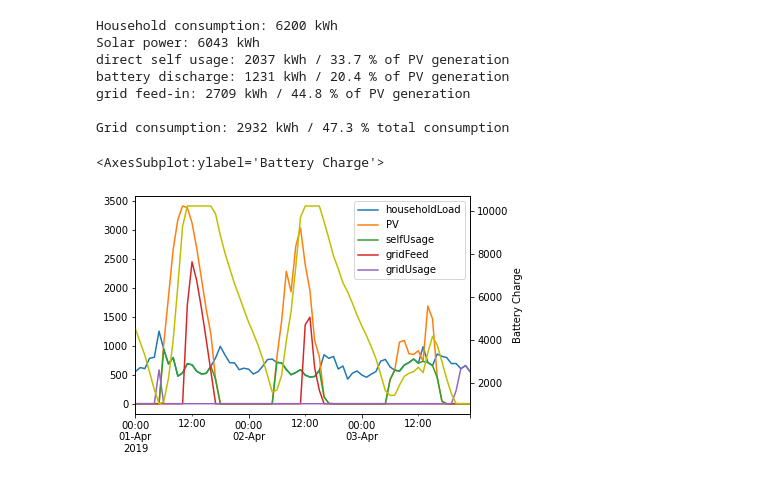
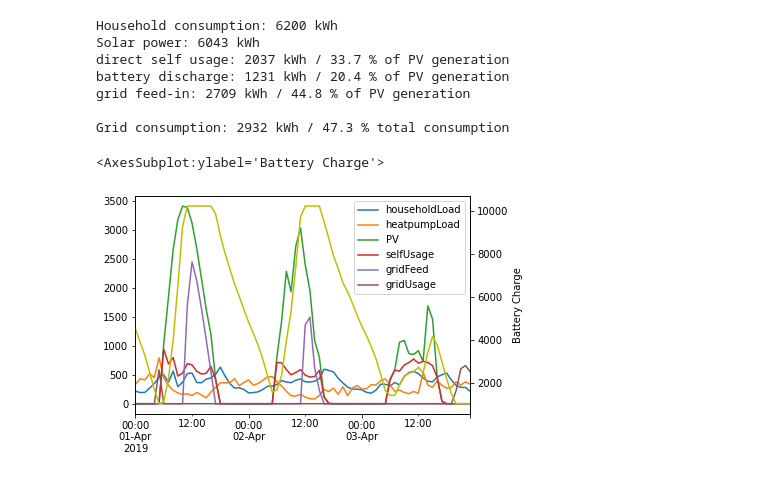
Before and after one commit to tongpu/solar-power-simulation, a Jupyter notebook: simulation-pvlib-PVGIS-hourly.ipynb, the cells around one changed output. Drawn from its saved outputs; the diff is of its cells as text; code cells hidden in the pictures.

Commit message:
Move the heatpump load to a dedicated column
This makes it easier to review the household and heatpump load separately
in the graphics

```diff
--- a/simulation-pvlib-PVGIS-hourly.ipynb
+++ b/simulation-pvlib-PVGIS-hourly.ipynb
@@ -53,15 +53,20 @@ shift = pvPowerCombined.index[0] - datetime.datetime(2019, 1, 1, tzinfo=pytz.utc
 pvPowerCombined = pvPowerCombined.shift(-int(shift.total_seconds()/60), freq='min')
 # %%
 hdf = pd.HDFStore('2019_data_spatial.hdf5', mode='r')
-# Rescale load to our usage defined above
-householdLoad = hdf.get('/NO_PV/60min/HOUSEHOLD')*yearlyConsumptionHousehold*1000/hdf.get('/NO_PV/60min/HOUSEHOLD').P_TOT.sum() + hdf.get('/NO_PV/60min/HEATPUMP')*yearlyConsumptionHeatpump*1000/hdf.get('/NO_PV/60min/HEATPUMP').P_TOT.sum()
+# Rescale loads to our usage defined above
+householdLoad = hdf.get('/NO_PV/60min/HOUSEHOLD')*yearlyConsumptionHousehold*1000/hdf.get('/NO_PV/60min/HOUSEHOLD').P_TOT.sum()
+heatpumpLoad = hdf.get('/NO_PV/60min/HEATPUMP')*yearlyConsumptionHeatpump*1000/hdf.get('/NO_PV/60min/HEATPUMP').P_TOT.sum()
 # Add UTC timezone to allow merging the dataframe with the PVGIS dataframe
 householdLoad.index = householdLoad.index.tz_localize('UTC')
+heatpumpLoad.index = heatpumpLoad.index.tz_localize('UTC')
+# Rename columns
+householdLoad.rename(columns={'P_TOT': 'householdLoad'}, inplace=True)
+heatpumpLoad.rename(columns={'P_TOT': 'heatpumpLoad'}, inplace=True)
 # %%
-combinedDataframe = pd.concat([pvPowerCombined, householdLoad], axis=1)
-combinedDataframe.rename(columns={'P_TOT': 'householdLoad', 'P': 'PV'}, inplace=True)
+combinedDataframe = pd.concat([pvPowerCombined, householdLoad, heatpumpLoad], axis=1)
+combinedDataframe.rename(columns={'P': 'PV'}, inplace=True)
 # %%
-outputDataframe = combinedDataframe[['householdLoad', 'PV']]
+outputDataframe = combinedDataframe[['householdLoad', 'heatpumpLoad', 'PV']]
 outputDataframe = outputDataframe.assign(selfUsage=0., batteryDischarge=0., gridFeed=0., gridUsage=0., batteryChargeLevel=0., )
 outputDataframe.head()
 # %% [output]
@@ -74,7 +79,7 @@ outputDataframe.head()
 # %%
 for time, row in combinedDataframe.iterrows():
     PV_power = row.PV
-    load = row.householdLoad
+    load = row.householdLoad + row.heatpumpLoad
     # Get battery charge from last row
     current_row_int_index = outputDataframe.index.get_loc(time)
     battery_charge = outputDataframe['batteryChargeLevel'].iloc[current_row_int_index - 1]
@@ -145,12 +150,12 @@ Grid consumption: 2932 kWh / 47.3 % total consumption
 # %%
 dateFrom = '2019-04-01'
 dateUntil = '2019-04-03'
-ax_power = outputDataframe[['householdLoad', 'PV', 'selfUsage', 'gridFeed', 'gridUsage']].loc[dateFrom:dateUntil].plot()
+ax_power = outputDataframe[['householdLoad', 'heatpumpLoad', 'PV', 'selfUsage', 'gridFeed', 'gridUsage']].loc[dateFrom:dateUntil].plot()
 
 ax_battery = ax_power.twinx()
 ax_battery.set_ylabel('Battery Charge')
 ax_battery.spines['right'].set_position(('axes', 1.0))
 outputDataframe['batteryChargeLevel'].loc[dateFrom:dateUntil].plot(ax=ax_battery, style='y-')
 # %% [output]
 <AxesSubplot:ylabel='Battery Charge'>
-[figure, old version]
+[figure, new version]
```
Also changed, not shown: parts of 2 cells of this notebook.
